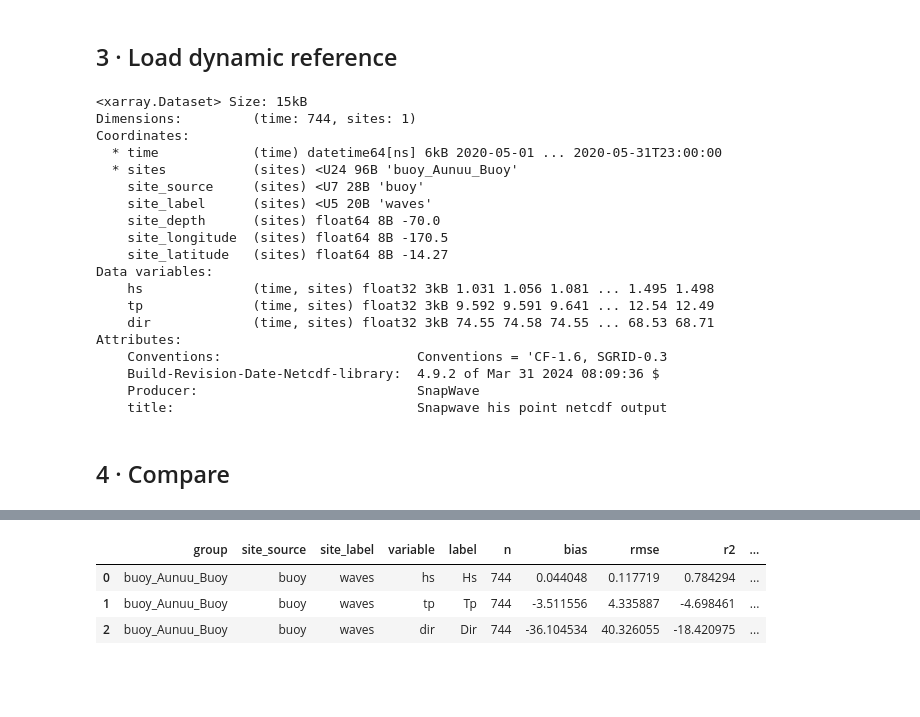
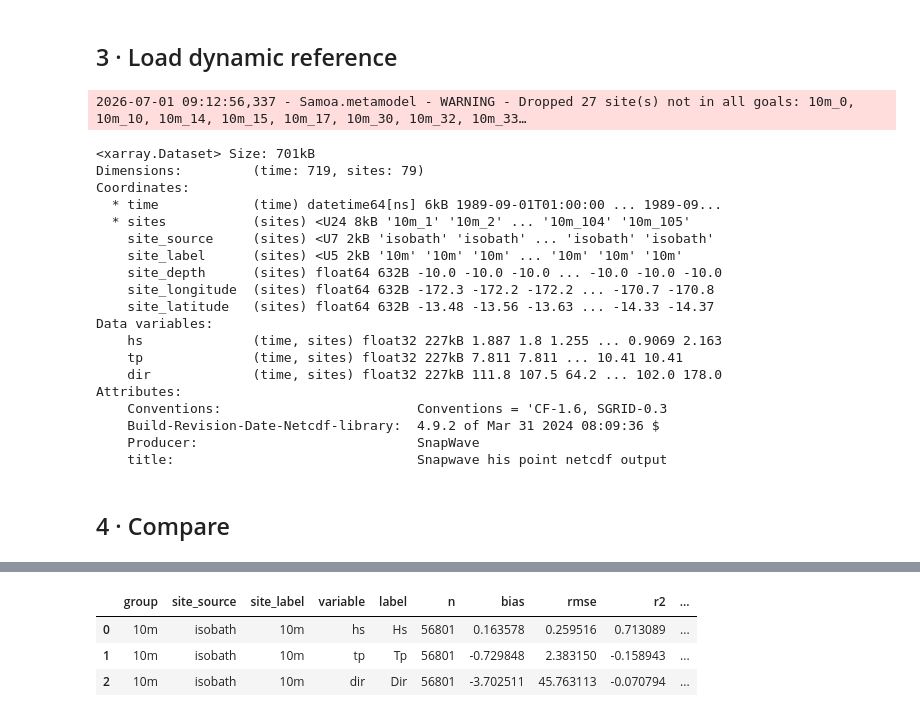
Before and after one commit to GeoOcean/HyGloW, a Jupyter notebook: Samoa/09_Validate_Linear_Summation.ipynb, the cells around one changed output, grey strips where cells are left out. Saved outputs shown, nothing was run; the diff lists cells and outputs as text; code cells hidden in the pictures; blank space fills up the shorter version.

```diff
--- a/Samoa/09_Validate_Linear_Summation.ipynb
+++ b/Samoa/09_Validate_Linear_Summation.ipynb
@@ -21,17 +21,16 @@ from utils.config import SIMULATIONS, resolve
 # %% [markdown]
 ## Configuration
 # %%
-period = "2020-05"
+period = "1989-09"
 offshore_name = "WHACS"
 mda_n = 450  # must match a fitted mda_candidates entry
-pca_variance = {"hs": 0.95, "dir": 0.95}  # or 0.99, or {"hs": 0.99, "dir": 0.95}
+pca_variance = {"hs": 0.99, "dir": 0.99}  # or 0.99, or {"hs": 0.99, "dir": 0.95}
 
 # Site subset — isobath depth, mesh polygon, buoy id, or umbrella
-sites = ["buoy_Aunuu_Buoy"]  # e.g. "10m", "buoy", ["10m", "buoy_Apolima_Buoy"]
+sites = ["10m"]  # e.g. "10m", "buoy", ["10m", "buoy_Apolima_Buoy"]
 
 dynamic_path = (
-    resolve(SIMULATIONS["dynamic_cases"])
-    / f"Dynamic_Cases_{offshore_name}_{period.replace('-', '')}.nc"
+    resolve(SIMULATIONS["dynamic_cases"]) / f"Dynamic_Cases_{offshore_name}_fullaso.nc"
 )
 
 print(f"period       : {period}")
@@ -100,37 +99,36 @@ Data variables:
 # %% [markdown]
 ## 3 · Load dynamic reference
 # %%
-dynamic = xr.open_dataset("SnapWave_CASES_Dynamic/Dynamic_Cases_WHACS_202005.nc").sel(
-    time=period
-)
+dynamic = xr.open_dataset(dynamic_path).sel(time=period)
 site_ids = mm.resolve_reconstruction_sites(dynamic, sites)
 dynamic = dynamic.sel(sites=site_ids).load()
 dynamic
 # %% [output]
-<xarray.Dataset> Size: 15kB
-Dimensions:         (time: 744, sites: 1)
-Coordinates:
-  * time            (time) datetime64[ns] 6kB 2020-05-01 ... 2020-05-31T23:00:00
-  * sites           (sites) <U24 96B 'buoy_Aunuu_Buoy'
-    site_source     (sites) <U7 28B 'buoy'
-    site_label      (sites) <U5 20B 'waves'
-    site_depth      (sites) float64 8B -70.0
-    site_longitude  (sites) float64 8B -170.5
-    site_latitude   (sites) float64 8B -14.27
-Data variables:
-    hs              (time, sites) float32 3kB 1.031 1.056 1.081 ... 1.495 1.498
-    tp              (time, sites) float32 3kB 9.592 9.591 9.641 ... 12.54 12.49
-    dir             (time, sites) float32 3kB 74.55 74.58 74.55 ... 68.53 68.71
-Attributes:
-    Conventions:                         Conventions = 'CF-1.6, SGRID-0.3
-    Build-Revision-Date-Netcdf-library:  4.9.2 of Mar 31 2024 08:09:36 $
-    Producer:                            SnapWave
-    title:                               Snapwave his point netcdf output
+2026-07-01 09:12:56,337 - Samoa.metamodel - WARNING - Dropped 27 site(s) not in all goals: 10m_0, 10m_10, 10m_14, 10m_15, 10m_17, 10m_30, 10m_32, 10m_33…
+<xarray.Dataset> Size: 701kB
+Dimensions:         (time: 719, sites: 79)
+Coordinates:
+  * time            (time) datetime64[ns] 6kB 1989-09-01T01:00:00 ... 1989-09...
+  * sites           (sites) <U24 8kB '10m_1' '10m_2' ... '10m_104' '10m_105'
+    site_source     (sites) <U7 2kB 'isobath' 'isobath' ... 'isobath' 'isobath'
+    site_label      (sites) <U5 2kB '10m' '10m' '10m' ... '10m' '10m' '10m'
+    site_depth      (sites) float64 632B -10.0 -10.0 -10.0 ... -10.0 -10.0 -10.0
+    site_longitude  (sites) float64 632B -172.3 -172.2 -172.2 ... -170.7 -170.8
+    site_latitude   (sites) float64 632B -13.48 -13.56 -13.63 ... -14.33 -14.37
+Data variables:
+    hs              (time, sites) float32 227kB 1.887 1.8 1.255 ... 0.9069 2.163
+    tp              (time, sites) float32 227kB 7.811 7.811 ... 10.41 10.41
+    dir             (time, sites) float32 227kB 111.8 107.5 64.2 ... 102.0 178.0
+Attributes:
+    Conventions:                         Conventions = 'CF-1.6, SGRID-0.3
+    Build-Revision-Date-Netcdf-library:  4.9.2 of Mar 31 2024 08:09:36 $
+    Producer:                            SnapWave
+    title:                               Snapwave his point netcdf output
 # %% [markdown]
 ## 4 · Compare
 # %%
 result = val.compare(
-    metamodel[["hs", "tp", "dir"]],
+    metamodel.isel(time=slice(1, None))[["hs", "tp", "dir"]],
     dynamic[["hs", "tp", "dir"]],
     estimate_label="Linear summation",
     reference_label="Dynamic SnapWave",
@@ -141,7 +139,7 @@ result.metrics
 |  | group | site_source | site_label | variable | label | n | bias | rmse | r2 | ... |
-| 0 | buoy_Aunuu_Buoy | buoy | waves | hs | Hs | 744 | 0.044048 | 0.117719 | 0.784294 | ... |
-| 1 | buoy_Aunuu_Buoy | buoy | waves | tp | Tp | 744 | -3.511556 | 4.335887 | -4.698461 | ... |
-| 2 | buoy_Aunuu_Buoy | buoy | waves | dir | Dir | 744 | -36.104534 | 40.326055 | -18.420975 | ... |
+| 0 | 10m | isobath | 10m | hs | Hs | 56801 | 0.163578 | 0.259516 | 0.713089 | ... |
+| 1 | 10m | isobath | 10m | tp | Tp | 56801 | -0.729848 | 2.383150 | -0.158943 | ... |
+| 2 | 10m | isobath | 10m | dir | Dir | 56801 | -3.702511 | 45.763113 | -0.070794 | ... |
 # %%
 result.plot_all()
 plt.show()
```
Also changed, not shown: parts of 5 cells of this notebook, 10 other files.
